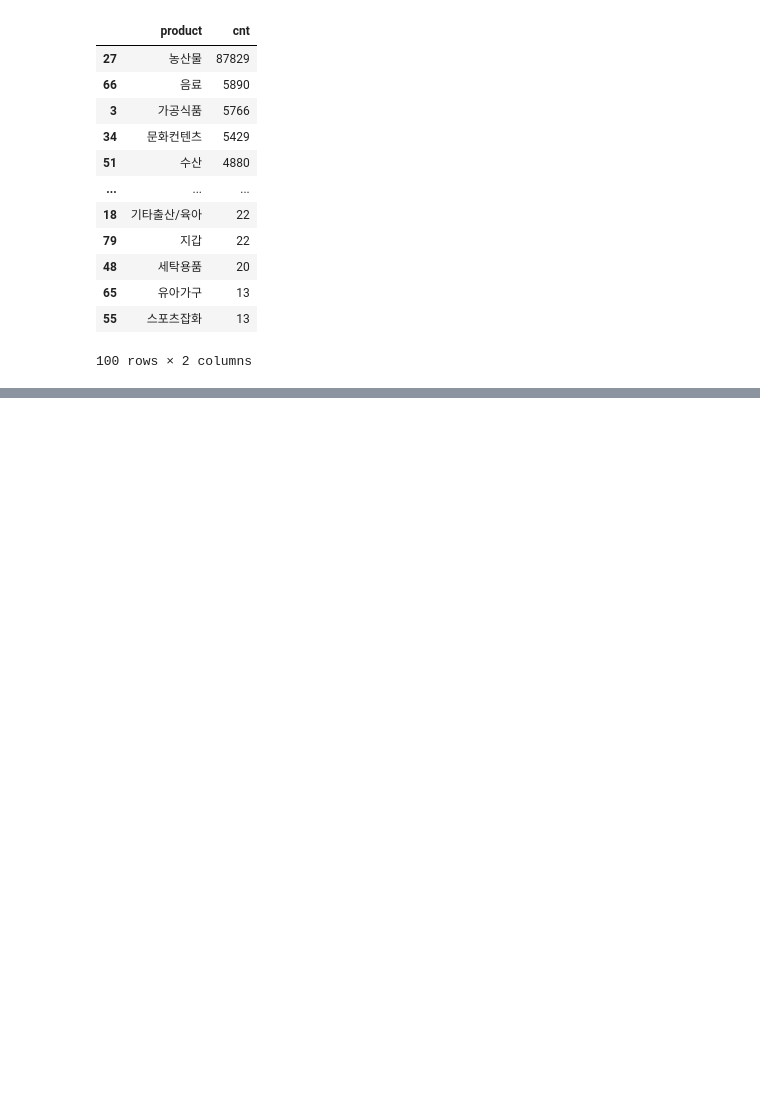
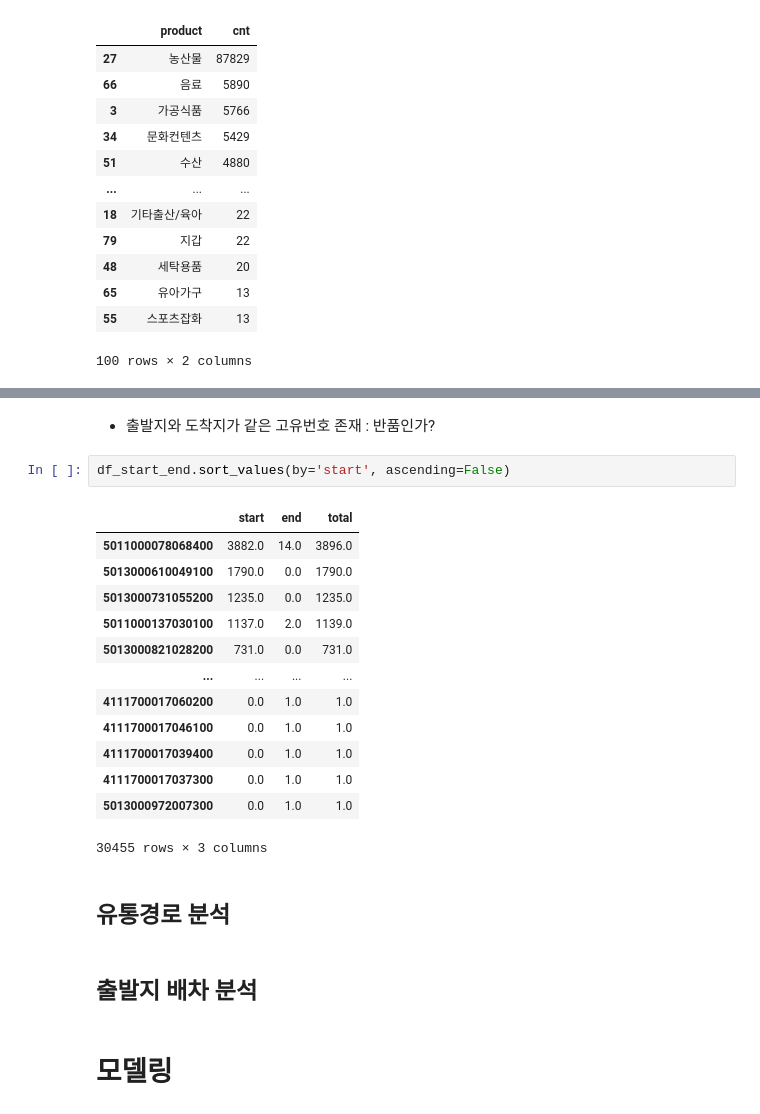
Before and after one commit to seonydg/ml-regression-logistics-distribution-forecast, a Jupyter notebook: Logistics Distribution Forecast Regression Analysis.ipynb, the cells around one changed output, grey strips where cells are left out. Drawn from its saved outputs; the diff is of its cells as text; blank space fills up the shorter version.

```diff
--- a/Logistics Distribution Forecast Regression Analysis.ipynb
+++ b/Logistics Distribution Forecast Regression Analysis.ipynb
@@ -181,0 +338,24 @@ plt.show()
+# %% [markdown]
+- 출발지와 도착지가 같은 고유번호 존재 : 반품인가?
+# %%
+df_start_end.sort_values(by='start', ascending=False)
+# %% [output]
+|  | start | end | total |
+| 5011000078068400 | 3882.0 | 14.0 | 3896.0 |
+| 5013000610049100 | 1790.0 | 0.0 | 1790.0 |
+| 5013000731055200 | 1235.0 | 0.0 | 1235.0 |
+| 5011000137030100 | 1137.0 | 2.0 | 1139.0 |
+| 5013000821028200 | 731.0 | 0.0 | 731.0 |
+| ... | ... | ... | ... |
+| 4111700017060200 | 0.0 | 1.0 | 1.0 |
+| 4111700017046100 | 0.0 | 1.0 | 1.0 |
+| 4111700017039400 | 0.0 | 1.0 | 1.0 |
+| 4111700017037300 | 0.0 | 1.0 | 1.0 |
+| 5013000972007300 | 0.0 | 1.0 | 1.0 |
+30455 rows × 3 columns
+# %% [markdown]
+## 유통경로 분석
+# %% [markdown]
+## 출발지 배차 분석
+# %% [markdown]
+# 모델링
```
Also changed, not shown: parts of 35 cells of this notebook.
